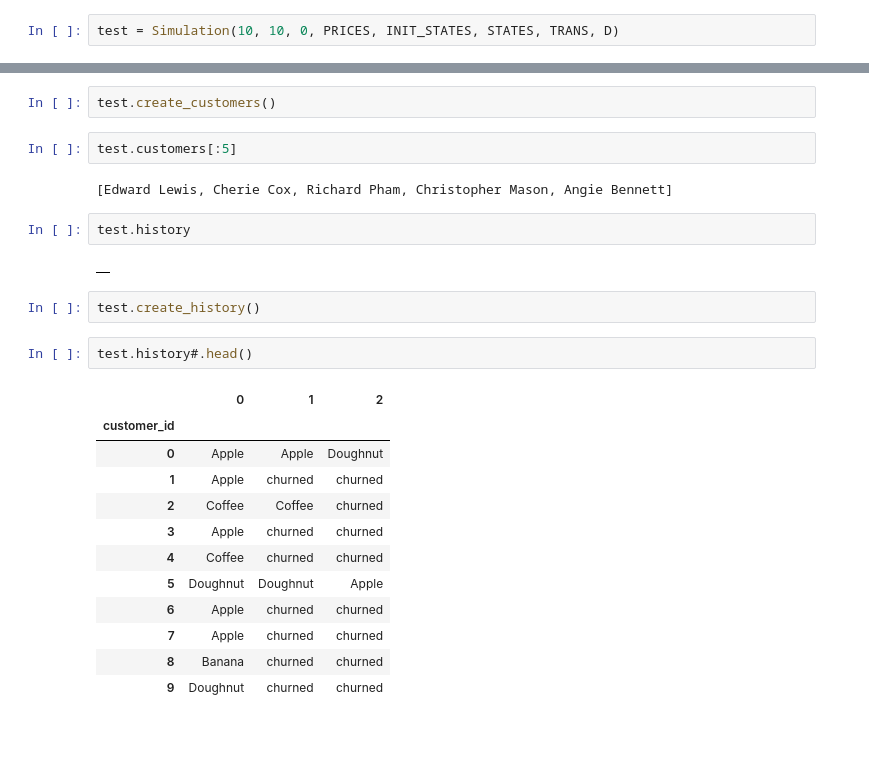
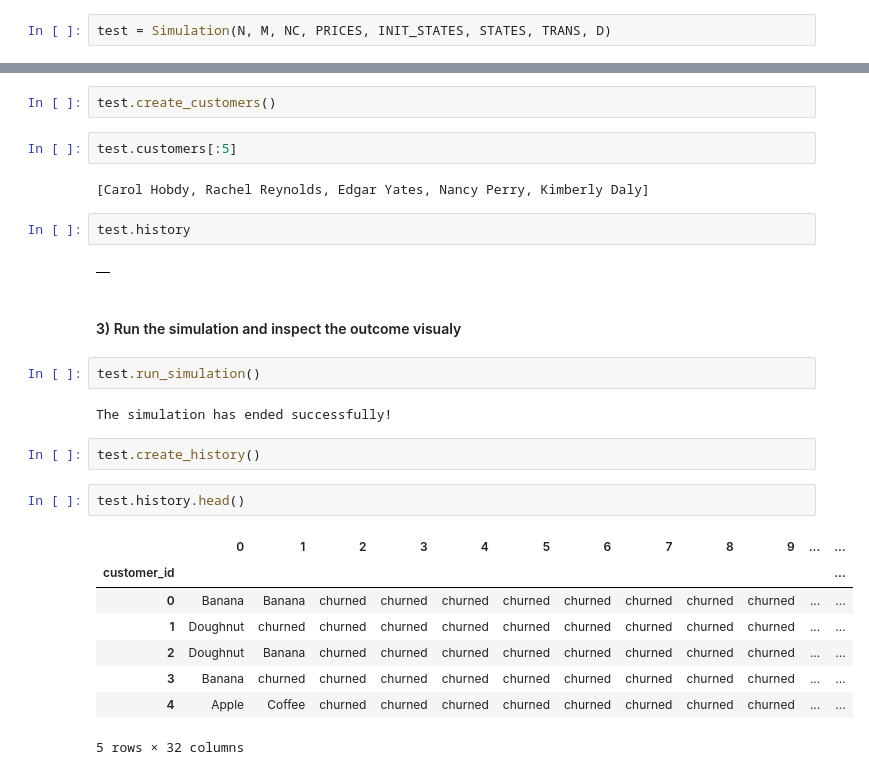
Before and after one commit to stefanfroth/Markov_Chain_Simulation, a Jupyter notebook: churn_simulator_class.ipynb, the cells around one changed output, grey strips where cells are left out. Drawn from its saved outputs; the diff is of its cells as text; blank space fills up the shorter version.

```diff
--- a/churn_simulator_class.ipynb
+++ b/churn_simulator_class.ipynb
@@ -43,5 +45,5 @@ PRICES = dict(CUST[['flavor', 'price']].values.tolist())
 # %%
-test = Simulation(10, 10, 0, PRICES, INIT_STATES, STATES, TRANS, D)
+test = Simulation(N, M, NC, PRICES, INIT_STATES, STATES, TRANS, D)
 # %%
 test
 # %% [output]
@@ -63,25 +61,27 @@ test.create_customers()
 # %%
 test.customers[:5]
 # %% [output]
-[Edward Lewis, Cherie Cox, Richard Pham, Christopher Mason, Angie Bennett]
+[Carol Hobdy, Rachel Reynolds, Edgar Yates, Nancy Perry, Kimberly Daly]
 # %%
 test.history
 # %% [output]
 |  |
+# %% [markdown]
+#### 3) Run the simulation and inspect the outcome visualy
+# %%
+test.run_simulation()
+# %% [output]
+The simulation has ended successfully!
 # %%
 test.create_history()
 # %%
-test.history#.head()
+test.history.head()
 # %% [output]
-|  | 0 | 1 | 2 |
-| customer_id |  |  |  |
-| 0 | Apple | Apple | Doughnut |
-| 1 | Apple | churned | churned |
-| 2 | Coffee | Coffee | churned |
-| 3 | Apple | churned | churned |
-| 4 | Coffee | churned | churned |
-| 5 | Doughnut | Doughnut | Apple |
-| 6 | Apple | churned | churned |
-| 7 | Apple | churned | churned |
-| 8 | Banana | churned | churned |
-| 9 | Doughnut | churned | churned |
+|  | 0 | 1 | 2 | 3 | 4 | 5 | 6 | 7 | 8 | 9 | ... | ... |
+| customer_id |  |  |  |  |  |  |  |  |  |  |  | ... |
+| 0 | Banana | Banana | churned | churned | churned | churned | churned | churned | churned | churned | ... | ... |
+| 1 | Doughnut | churned | churned | churned | churned | churned | churned | churned | churned | churned | ... | ... |
+| 2 | Doughnut | Banana | churned | churned | churned | churned | churned | churned | churned | churned | ... | ... |
+| 3 | Banana | churned | churned | churned | churned | churned | churned | churned | churned | churned | ... | ... |
+| 4 | Apple | Coffee | churned | churned | churned | churned | churned | churned | churned | churned | ... | ... |
+5 rows × 32 columns
```
Also changed, not shown: parts of 29 cells of this notebook, 5 other files.
